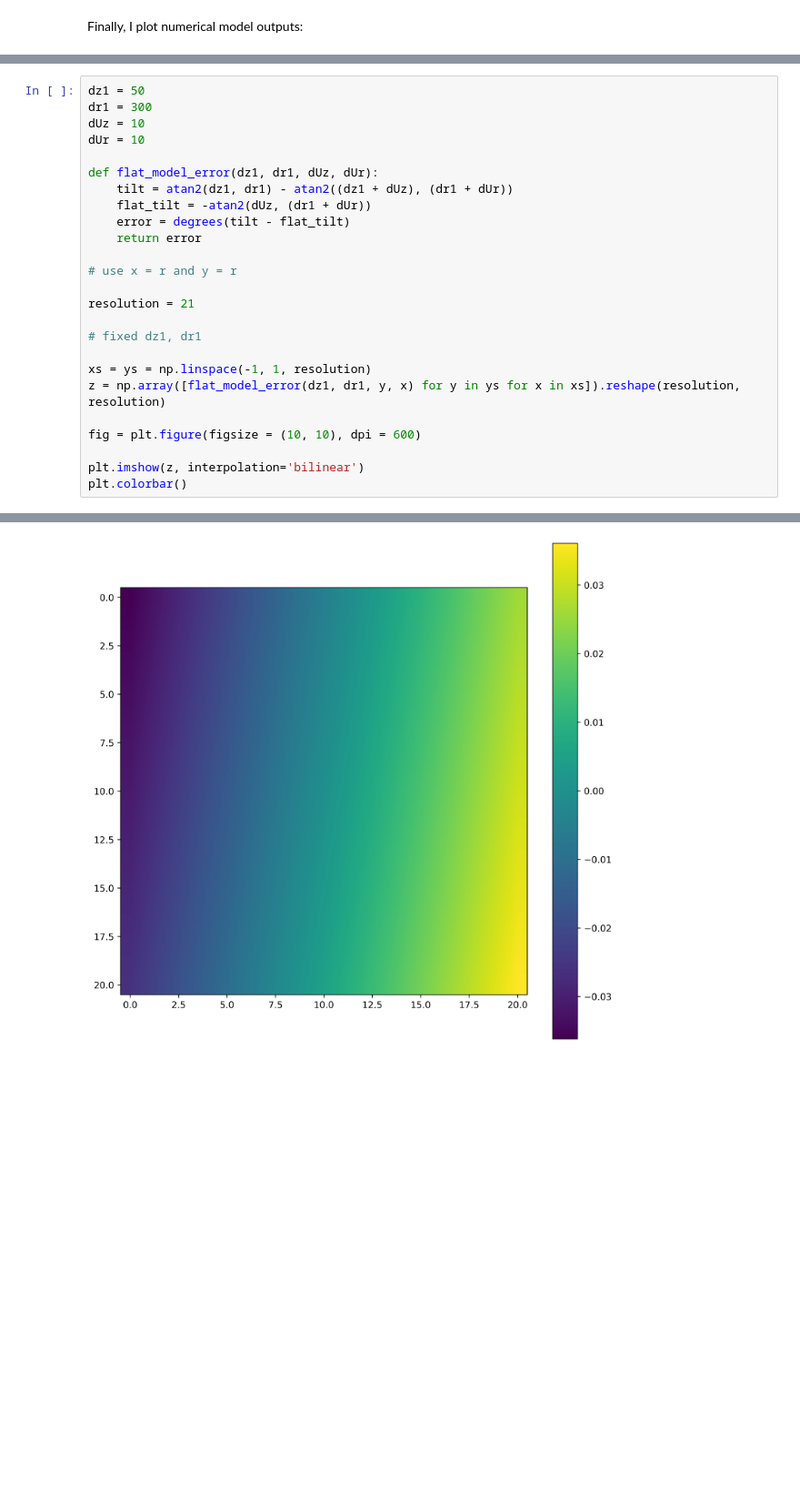
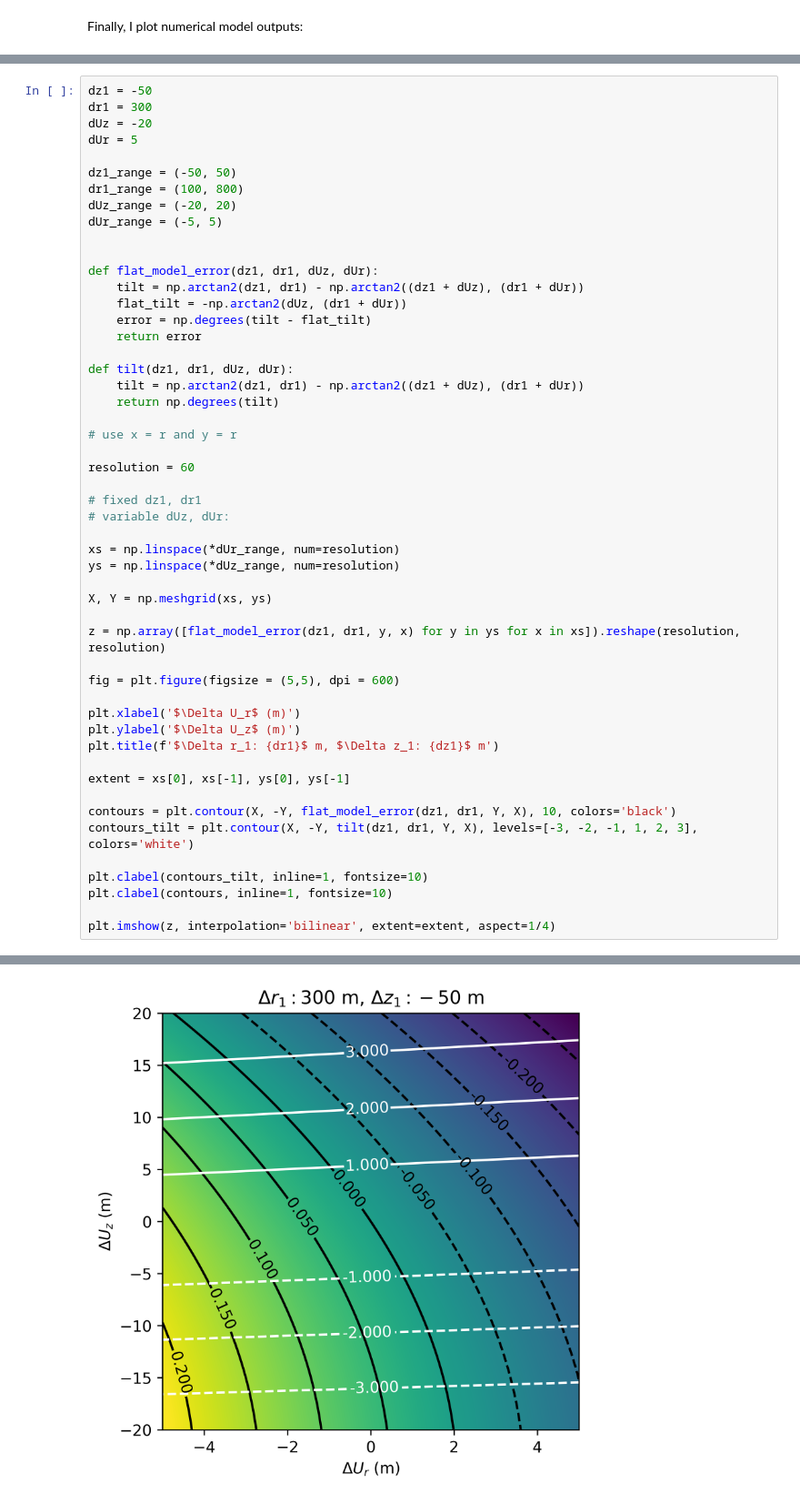
Before and after one commit to hernypeterson/thesis, a Jupyter notebook: code.ipynb, the cells around one changed output, grey strips where cells are left out. Shown at 91% size. Saved outputs shown, nothing was run; the diff lists cells and outputs as text; blank space fills up the shorter version.

```diff
--- a/code.ipynb
+++ b/code.ipynb
@@ -318,27 +330,53 @@ plt.legend(loc="lower right")
 This cell is used to test the hypothesis that modelled tilt will be insensitive (for my purposes) to previous topography. This is a key assumption without which it is not possible to proceed with testing candidate inflation centers at different locations.
 # %%
-dz1 = 50
+dz1 = -50
 dr1 = 300
-dUz = 10
-dUr = 10
+dUz = -20
+dUr = 5
+
+dz1_range = (-50, 50)
+dr1_range = (100, 800)
+dUz_range = (-20, 20)
+dUr_range = (-5, 5)
+
 
 def flat_model_error(dz1, dr1, dUz, dUr):
-    tilt = atan2(dz1, dr1) - atan2((dz1 + dUz), (dr1 + dUr))
-    flat_tilt = -atan2(dUz, (dr1 + dUr))
-    error = degrees(tilt - flat_tilt)
+    tilt = np.arctan2(dz1, dr1) - np.arctan2((dz1 + dUz), (dr1 + dUr))
+    flat_tilt = -np.arctan2(dUz, (dr1 + dUr))
+    error = np.degrees(tilt - flat_tilt)
     return error
+
+def tilt(dz1, dr1, dUz, dUr):
+    tilt = np.arctan2(dz1, dr1) - np.arctan2((dz1 + dUz), (dr1 + dUr))
+    return np.degrees(tilt)
 
 # use x = r and y = r
 
-resolution = 21
+resolution = 60
 
 # fixed dz1, dr1
+# variable dUz, dUr:
 
-xs = ys = np.linspace(-1, 1, resolution)
+xs = np.linspace(*dUr_range, num=resolution)
+ys = np.linspace(*dUz_range, num=resolution)
+
+X, Y = np.meshgrid(xs, ys)
+
 z = np.array([flat_model_error(dz1, dr1, y, x) for y in ys for x in xs]).reshape(resolution, resolution)
 
-fig = plt.figure(figsize = (10, 10), dpi = 600)
+fig = plt.figure(figsize = (5,5), dpi = 600)
 
-plt.imshow(z, interpolation='bilinear')
-plt.colorbar()
+plt.xlabel('$\Delta U_r$ (m)')
+plt.ylabel('$\Delta U_z$ (m)')
+plt.title(f'$\Delta r_1: {dr1}$ m, $\Delta z_1: {dz1}$ m')
+
+extent = xs[0], xs[-1], ys[0], ys[-1]
+
+contours = plt.contour(X, -Y, flat_model_error(dz1, dr1, Y, X), 10, colors='black')
+contours_tilt = plt.contour(X, -Y, tilt(dz1, dr1, Y, X), levels=[-3, -2, -1, 1, 2, 3], colors='white')
+
+plt.clabel(contours_tilt, inline=1, fontsize=10)
+plt.clabel(contours, inline=1, fontsize=10)
+
+plt.imshow(z, interpolation='bilinear', extent=extent, aspect=1/4)
 # %% [output]
@@ -346 +384 @@ plt.colorbar()
-[figure, old version]
+[figure, new version]
```
Also changed, not shown: parts of 11 cells of this notebook, 4 other files.
